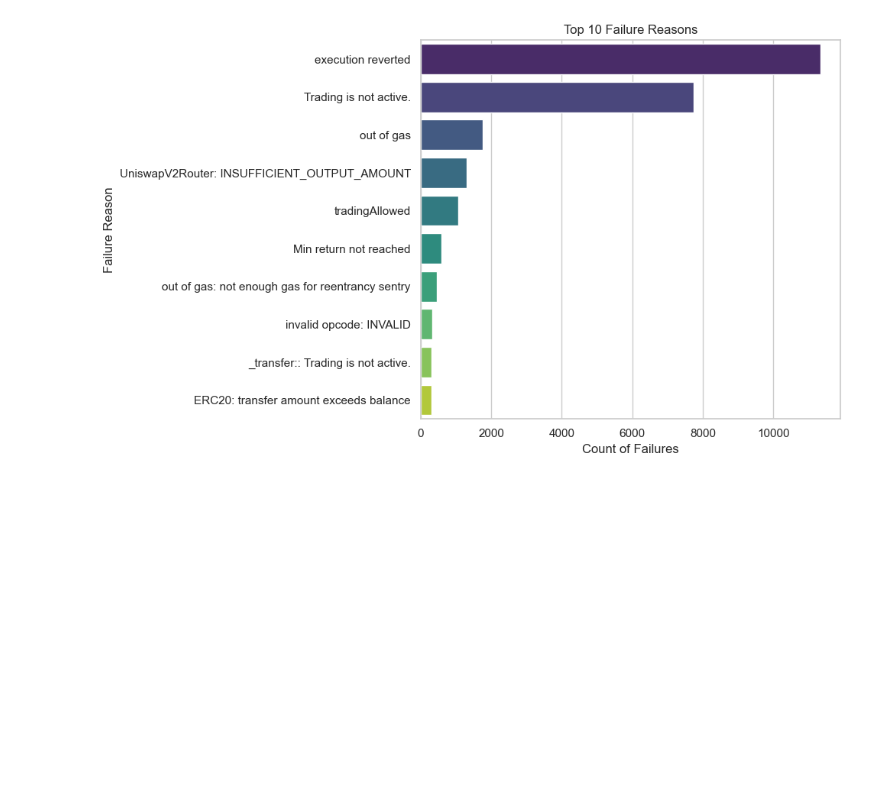
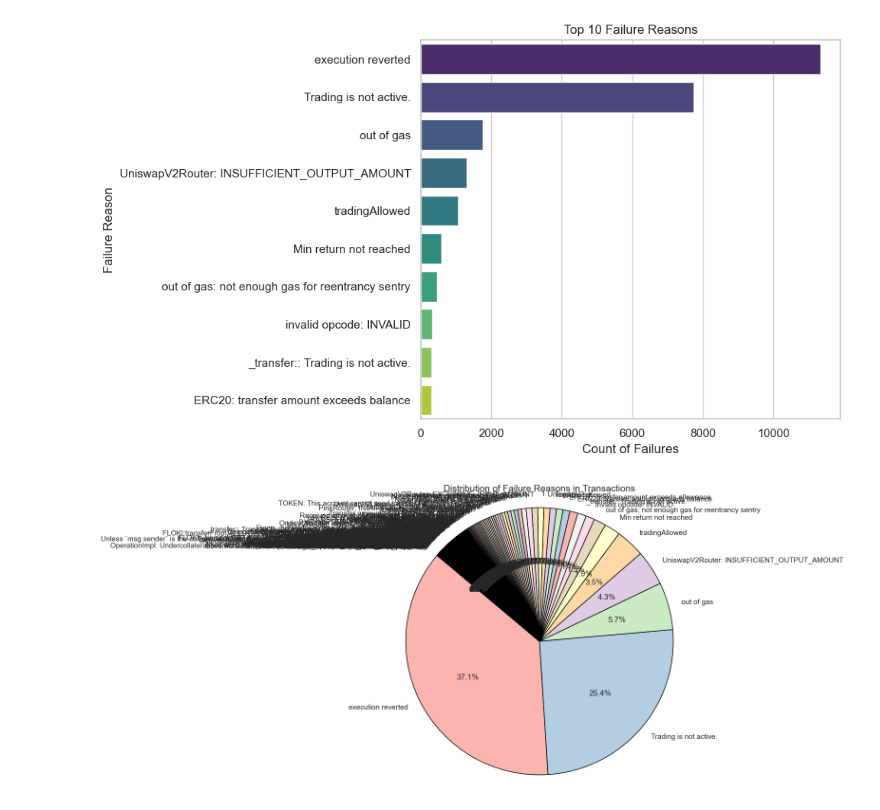
Before and after one commit to mojtaba-eshghie/Raven, a Jupyter notebook: analysis/plotting.ipynb, the cells around one changed output. Cells and saved outputs as stored; diff of their text form; code cells hidden in the pictures; blank space fills up the shorter version.

```diff
--- a/analysis/plotting.ipynb
+++ b/analysis/plotting.ipynb
@@ -202,3 +270,30 @@ Passing `palette` without assigning `hue` is deprecated and will be removed in v
 
   sns.barplot(x=top_failure_counts.values, y=top_failure_counts.index, palette="viridis")
 [figure]
+# %%
+def plot_failure_reason_pie(df):
+    """
+    Plots a pie chart of the distribution of failure reasons in the transaction dataset.
+
+    Parameters:
+    df (pandas.DataFrame): DataFrame containing the 'failure_reason' column.
+    """
+    failure_counts = df['failure_reason'].value_counts()
+
+    plt.figure(figsize=(8, 8))
+    plt.pie(
+        failure_counts,
+        labels=failure_counts.index,
+        autopct='%1.1f%%',
+        startangle=140,
+        colors=plt.cm.Pastel1.colors,
+        wedgeprops={'edgecolor': 'black'}
+    )
+    plt.title('Distribution of Failure Reasons in Transactions', fontsize=14)
+    plt.axis('equal')  # Keeps the pie chart circular
+    plt.tight_layout()
+    plt.show()
+
+plot_failure_reason_pie(df)
+# %% [output]
+[figure, added]
```
Also changed, not shown: parts of 6 cells of this notebook.
